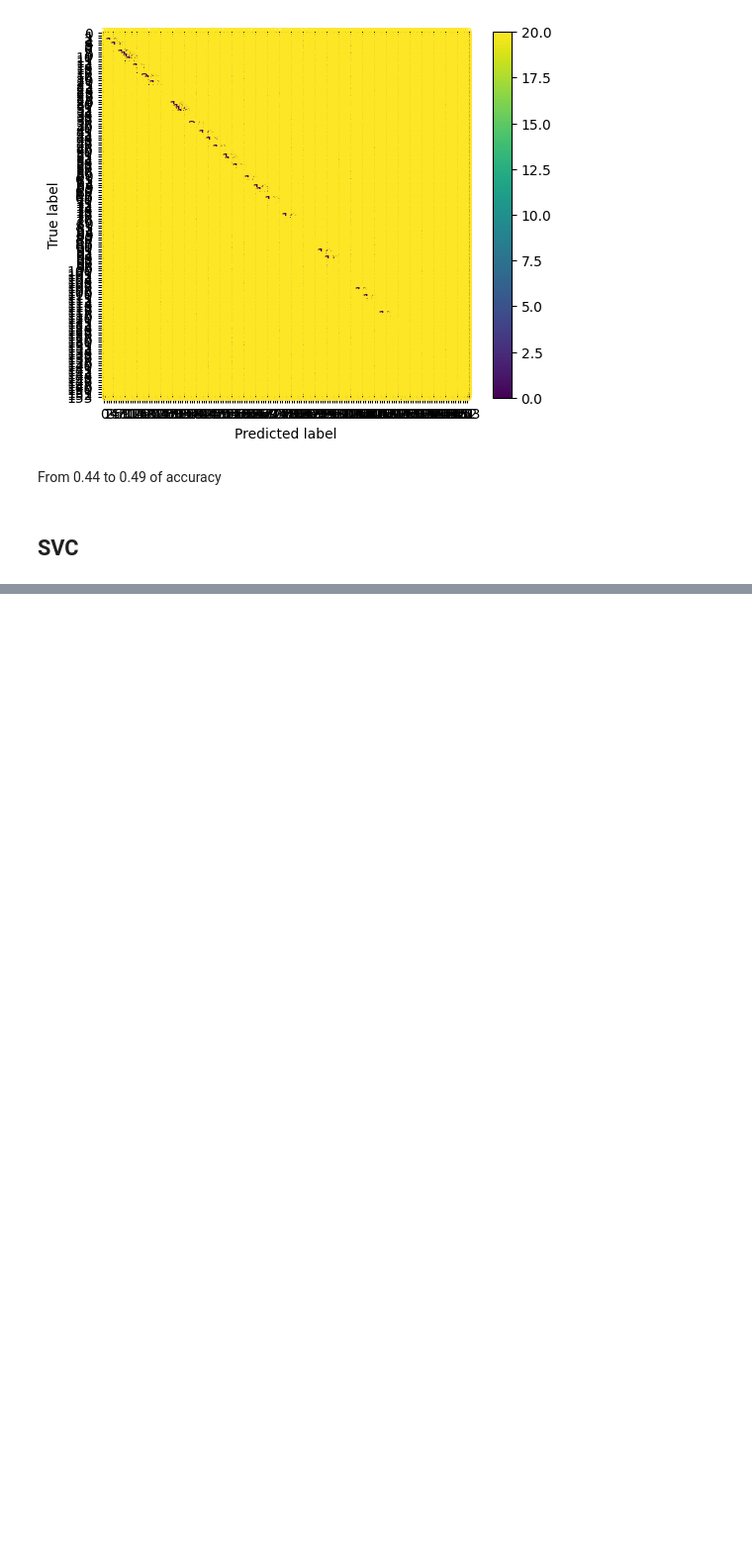
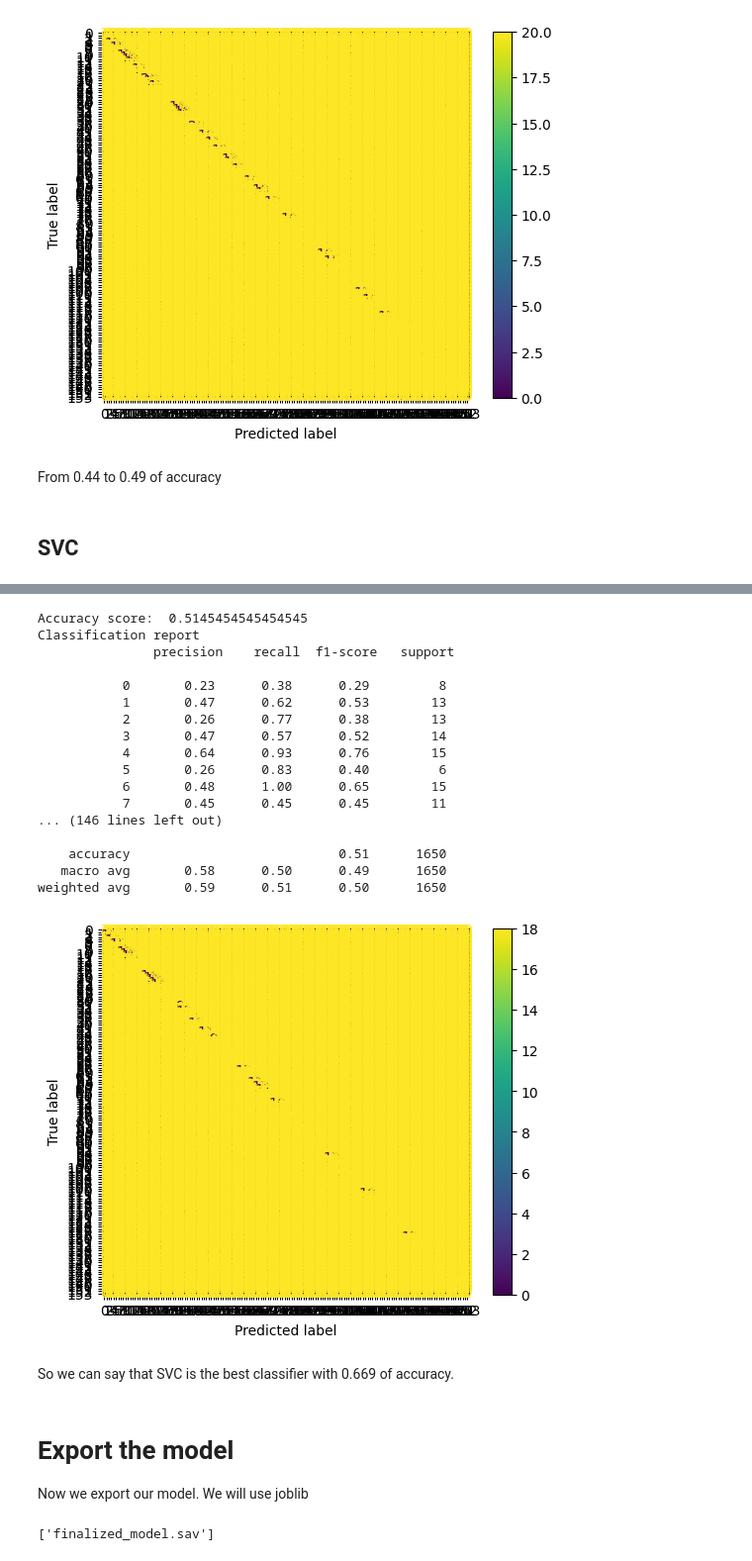
Before and after one commit to angelonazzaro/ZaMatcher, a Jupyter notebook: classifier.ipynb, the cells around one changed output, grey strips where cells are left out. Shown at 99% size. Saved outputs shown, nothing was run; the diff lists cells and outputs as text; code cells hidden in the pictures; blank space fills up the shorter version.

```diff
--- a/classifier.ipynb
+++ b/classifier.ipynb
@@ -320,0 +354,12 @@ scv_fs.best_params_
+# %%
+from sklearn.model_selection import GridSearchCV
+
+neighbors = range(1, 31)
+
+knn_params = {
+    'n_neighbors': list(neighbors)
+}
+
+knn_gs = GridSearchCV(estimator = knnc, param_grid = knn_params, cv = 10, verbose=2)
+knn_gs.fit(X_train, y_train)
+knn_gs.best_params_
@@ -320,0 +402,38 @@ scv_fs.best_params_
+# %%
+knnc = KNeighborsClassifier(n_neighbors=9)
+knnc.fit(X_train, y_train)
+y_pred = knnc.predict(X_test)
+
+report_classifier(knnc, y_test, y_pred)
+# %% [output]
+Accuracy score:  0.5145454545454545
+Classification report
+               precision    recall  f1-score   support
+
+           0       0.23      0.38      0.29         8
+           1       0.47      0.62      0.53        13
+           2       0.26      0.77      0.38        13
+           3       0.47      0.57      0.52        14
+           4       0.64      0.93      0.76        15
+           5       0.26      0.83      0.40         6
+           6       0.48      1.00      0.65        15
+           7       0.45      0.45      0.45        11
+... (146 lines left out)
+
+    accuracy                           0.51      1650
+   macro avg       0.58      0.50      0.49      1650
+weighted avg       0.59      0.51      0.50      1650
+[figure, added]
+# %% [markdown]
+So we can say that SVC is the best classifier with 0.669 of accuracy.
+# %% [markdown]
+# Export the model
+
+Now we export our model. We will use joblib
+# %%
+import joblib
+
+filename = 'finalized_model.sav'
+joblib.dump(svc, filename)
+# %% [output]
+['finalized_model.sav']
```
Also changed, not shown: parts of 5 cells of this notebook, 1 other file.
